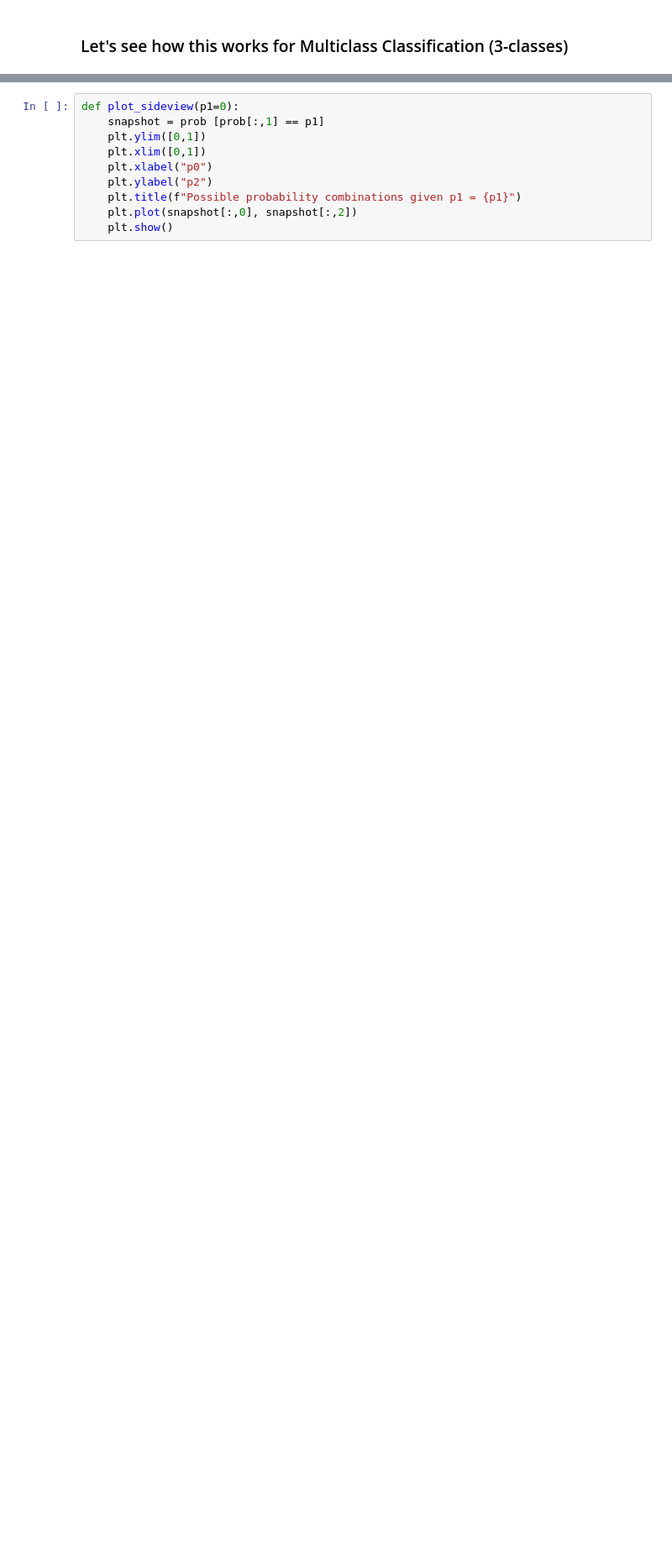
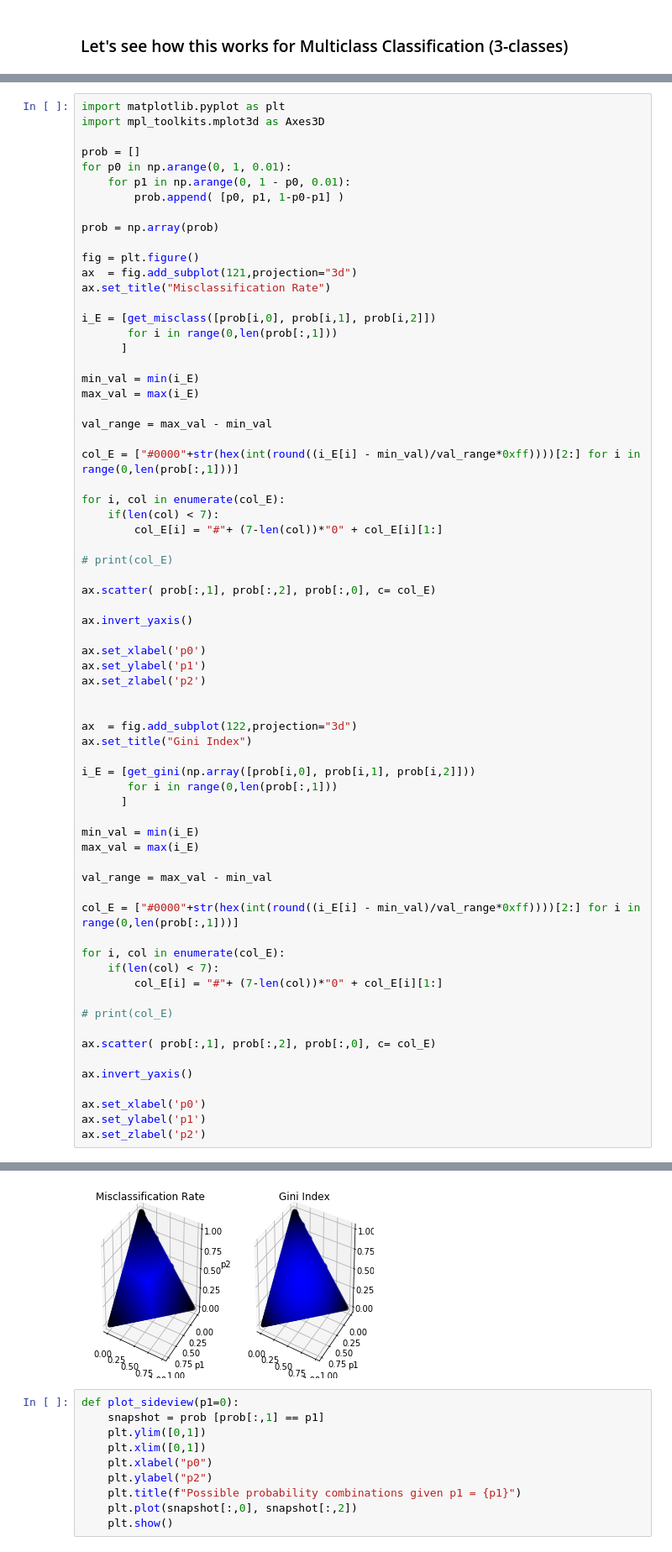
Before and after one commit to CodeEd-eV/ML-01-Decision-Tree, a Jupyter notebook: 01-implementation.ipynb, the cells around one changed output, grey strips where cells are left out. Shown at 84% size. Saved outputs shown, nothing was run; the diff lists cells and outputs as text; blank space fills up the shorter version.

Commit message:
visualizing improvement

```diff
--- a/01-implementation.ipynb
+++ b/01-implementation.ipynb
@@ -124,0 +101,69 @@ Text(0.5, 0, 'p2')
+# %%
+import matplotlib.pyplot as plt
+import mpl_toolkits.mplot3d as Axes3D
+
+prob = []
+for p0 in np.arange(0, 1, 0.01):
+    for p1 in np.arange(0, 1 - p0, 0.01):
+        prob.append( [p0, p1, 1-p0-p1] )
+
+prob = np.array(prob)
+
+fig = plt.figure()
+ax  = fig.add_subplot(121,projection="3d")
+ax.set_title("Misclassification Rate")
+
+i_E = [get_misclass([prob[i,0], prob[i,1], prob[i,2]])
+       for i in range(0,len(prob[:,1]))
+      ]
+
+min_val = min(i_E)
+max_val = max(i_E)
+
+val_range = max_val - min_val
+
+col_E = ["#0000"+str(hex(int(round((i_E[i] - min_val)/val_range*0xff))))[2:] for i in range(0,len(prob[:,1]))]
+
+for i, col in enumerate(col_E):
+    if(len(col) < 7):
+        col_E[i] = "#"+ (7-len(col))*"0" + col_E[i][1:]
+
+# print(col_E)
+
+ax.scatter( prob[:,1], prob[:,2], prob[:,0], c= col_E)
+
+ax.invert_yaxis()
+
+ax.set_xlabel('p0')
+ax.set_ylabel('p1')
+ax.set_zlabel('p2')
+
+
+ax  = fig.add_subplot(122,projection="3d")
+ax.set_title("Gini Index")
+
+i_E = [get_gini(np.array([prob[i,0], prob[i,1], prob[i,2]]))
+       for i in range(0,len(prob[:,1]))
+      ]
+
+min_val = min(i_E)
+max_val = max(i_E)
+
+val_range = max_val - min_val
+
+col_E = ["#0000"+str(hex(int(round((i_E[i] - min_val)/val_range*0xff))))[2:] for i in range(0,len(prob[:,1]))]
+
+for i, col in enumerate(col_E):
+    if(len(col) < 7):
+        col_E[i] = "#"+ (7-len(col))*"0" + col_E[i][1:]
+
+# print(col_E)
+
+ax.scatter( prob[:,1], prob[:,2], prob[:,0], c= col_E)
+
+ax.invert_yaxis()
+
+ax.set_xlabel('p0')
+ax.set_ylabel('p1')
+ax.set_zlabel('p2')
+# %% [output]
@@ -125,3 +171,4 @@ Text(0.5, 0, 'p2')
+[figure, added]
 # %%
 def plot_sideview(p1=0):
     snapshot = prob [prob[:,1] == p1]
```
Also changed, not shown: parts of 6 cells of this notebook.
